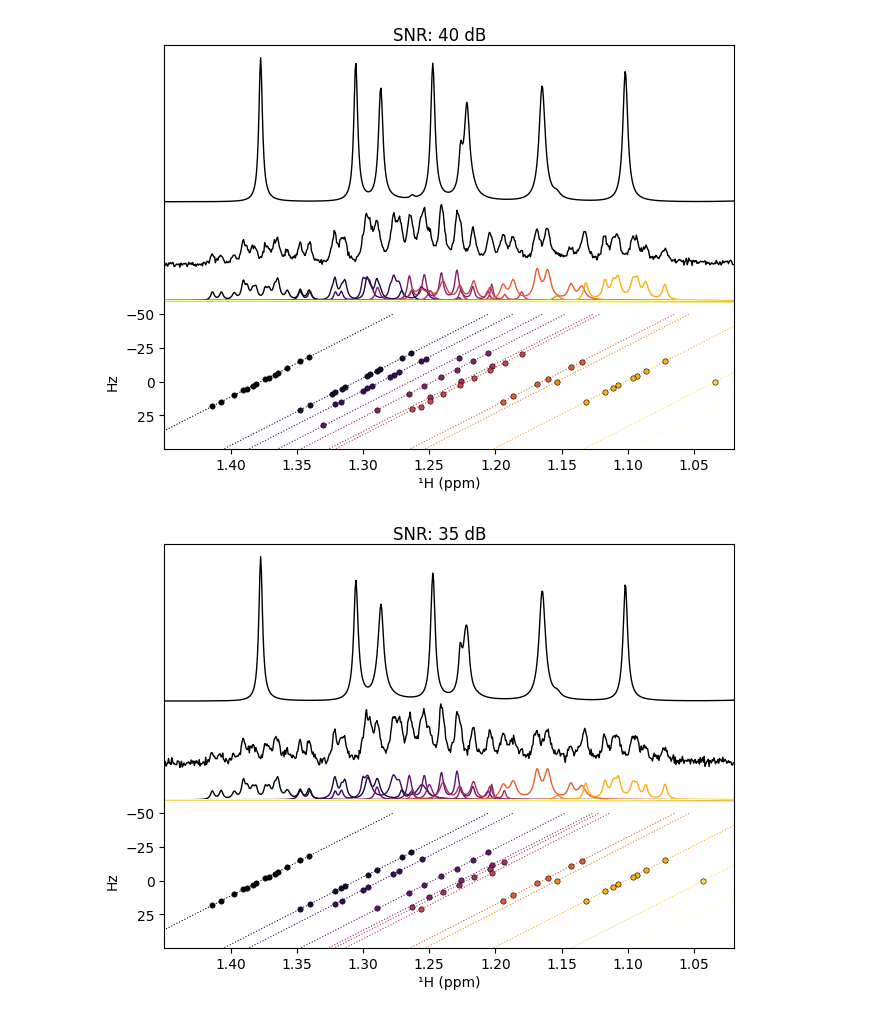
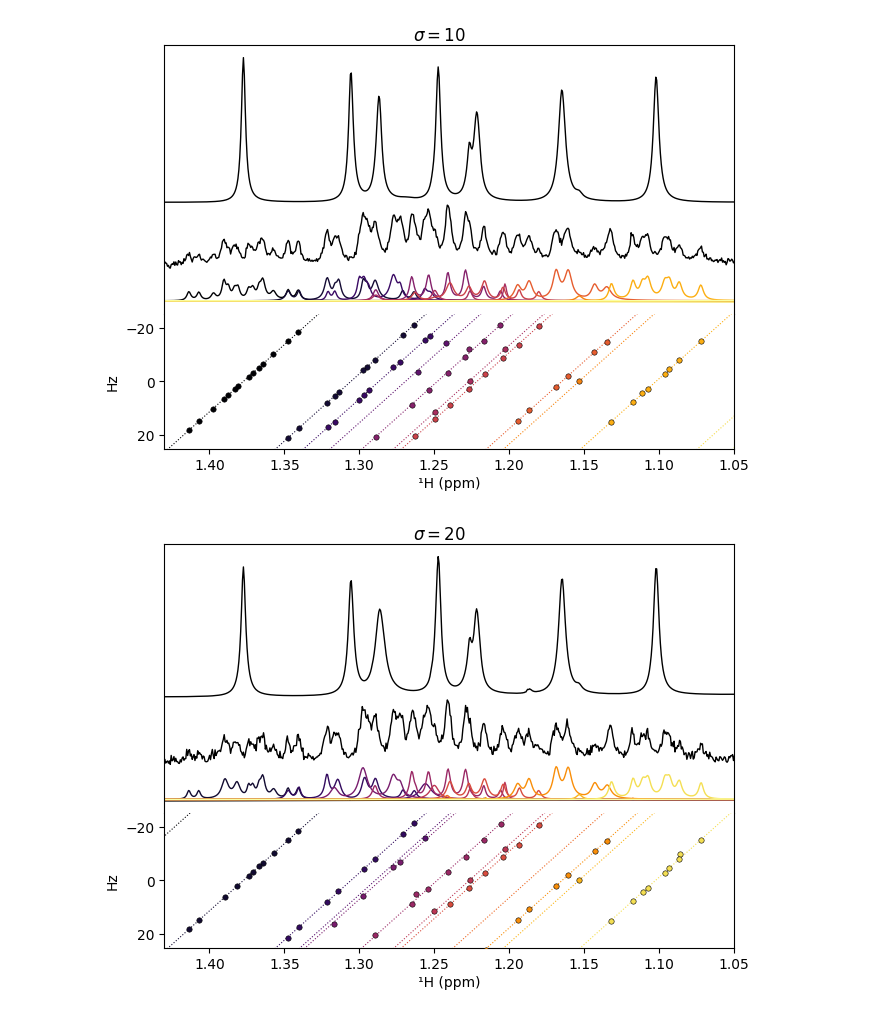
Before and after one commit to foroozandehgroup/cupid-data, a Jupyter notebook: code/reviewer-1/estradiol-noise-tolerance/estradiol-noise-tolerance.ipynb, the cells around one changed output. Cells and saved outputs as stored; diff of their text form; code cells hidden in the pictures.

```diff
--- a/code/reviewer-1/estradiol-noise-tolerance/estradiol-noise-tolerance.ipynb
+++ b/code/reviewer-1/estradiol-noise-tolerance/estradiol-noise-tolerance.ipynb
@@ -61,27 +75,27 @@ def process_1d(data: np.ndarray, lb: float | None = None, p0_p1: tuple[float, fl
         p0, p1 = p0_p1
         data = ne.sig.phase(data, p0=[p0], p1=[p1])
     return data.real
+
+# zf_pts is the number of points in the data after applying zero-filling.
+# It will come in handy in a few places.
+zf_pts = process_1d(deepcopy(estimators[0]._data[0])).size
 # %%
 import matplotlib.pyplot as plt
 
 fig, ax = plt.subplots()
-base_spectrum = process_1d(deepcopy(first_fid))
-_, shifts = estimator_base.get_shifts(unit="ppm", meshgrid=False, pts=(1, base_spectrum.size))
+_, shifts = estimator_base.get_shifts(unit="ppm", meshgrid=False, pts=(1, zf_pts))
 ax.set_xlim(1.45, 1.02)
 ax.set_ylim(-5e3, 1.5e5)
 ax.set_yticks([])
 ax.set_xlabel("$^{1}$H (ppm)")
-ax.plot(shifts, base_spectrum)
 
 text_x = 1.022
 text_yshift = 7.0e3
-ax.text(text_x, text_yshift, "original", ha="right")
 
 spectrum_yshift = 2.8e4
-for i, (snr, dct) in enumerate(estimators.items(), start=1):
-    estimator = dct["obj"]
+for i, (stdev, estimator) in enumerate(estimators.items()):
     fid = deepcopy(estimator._data[0])
     spectrum = process_1d(fid) + (i * spectrum_yshift)
     ax.plot(shifts, spectrum)
-    ax.text(1.022, text_yshift + i * spectrum_yshift, "{} dB".format(snr), ha="right")
+    ax.text(1.022, text_yshift + i * spectrum_yshift, "$\\sigma = {}$".format(stdev), ha="right")
 # %% [output]
@@ -92,22 +108,21 @@ estimation_kwargs = dict(
     noise_region=(8.1, 7.9),
     region_unit="ppm",
     initial_guess=90,
-    max_iterations=1000,
-    check_neg_amps_every=100,
+    max_iterations=100,
+    check_neg_amps_every=50,
 )
 # %%
 np.random.seed(0)
 
-rerun = False
-for snr, dct in estimators.items():
-    estimator = dct["obj"]
-    path = dct["path"]
+rerun = True
+for stdev, estimator in estimators.items():
     try:
         if rerun:
             estimator._results = []
         estimator.get_results()
     except ValueError:
-        print(ne._misc.boxed_text("ESTIMATING {} dB DATASET".format(snr)))
+        print(ne._misc.boxed_text("ESTIMATING σ={} DATASET".format(stdev)))
         estimator.estimate(**estimation_kwargs)
+        path = get_estimator_path(stdev)
         estimator.to_pickle(path, force_overwrite=True)
 # %% [output]
@@ -131,5 +150,4 @@ Saved file ../../code/estradiol-noise-tolerance/output/estimators/estimator_30db
 # %%
-thold = 1.991
 plot_kwargs = dict(
     contour_base=1.0e6,
     contour_factor=2.0,
@@ -139,13 +157,17 @@ plot_kwargs = dict(
     region_unit="ppm",
     axes_top=0.94,
     axes_bottom=0.1,
-    multiplet_thold=thold,
+    multiplet_thold=2.0,
     multiplet_colors="inferno",
 )
 
-for snr, einfo in estimators.items():
-    estimator = deepcopy(einfo["obj"])
-    estimator.predict_multiplets(thold=thold, rm_spurious=True)
+figs = []
+for stdev, estimator in estimators.items():
+    estimator.predict_multiplets(thold=plot_kwargs["multiplet_thold"], rm_spurious=True)
     fig, axs = estimator.plot_result(**plot_kwargs)
-    fig.suptitle("SNR: {} dB".format(snr))
+    for ax in axs[:, 0]:
+        ax.set_xlim(1.43, 1.05)
+    axs[1, 0].set_ylim(25, -25)
+    fig.suptitle("$\\sigma = {}$".format(stdev))
+    figs.append(fig)
 # %% [output]
@@ -153,2 +175,2 @@ for snr, einfo in estimators.items():
-[figure, old version]
+[figure, new version]
-[figure, old version]
+[figure, new version]
```
Also changed, not shown: parts of 22 cells of this notebook, 18 other files.
